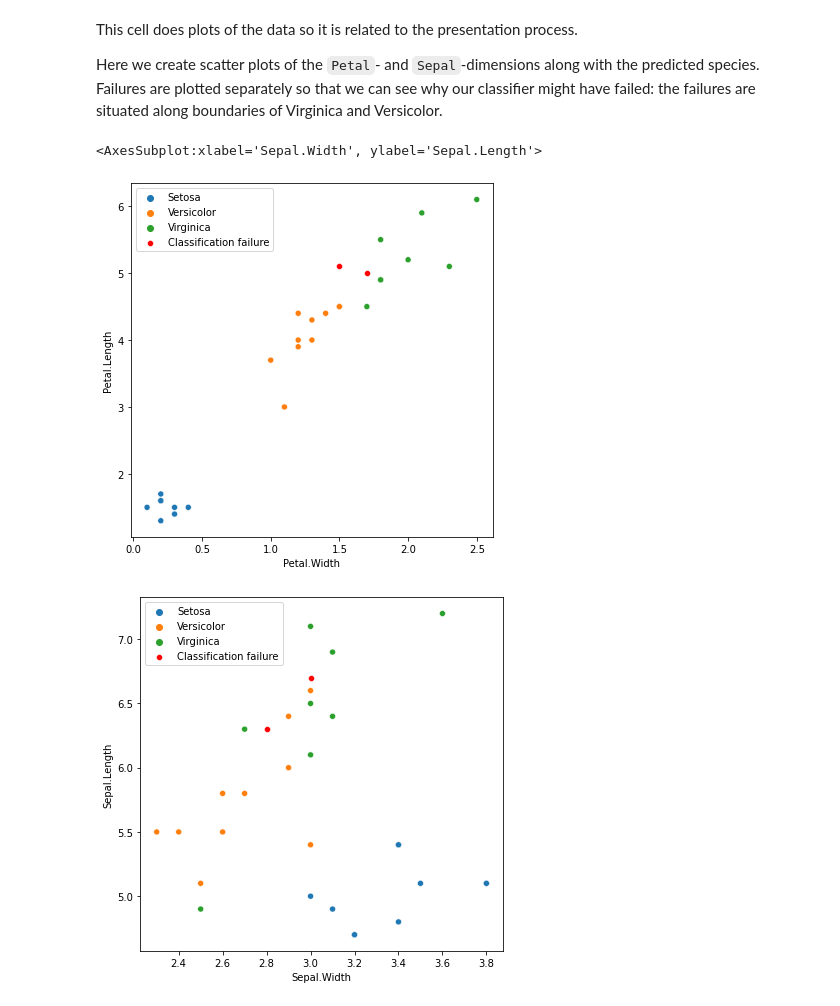
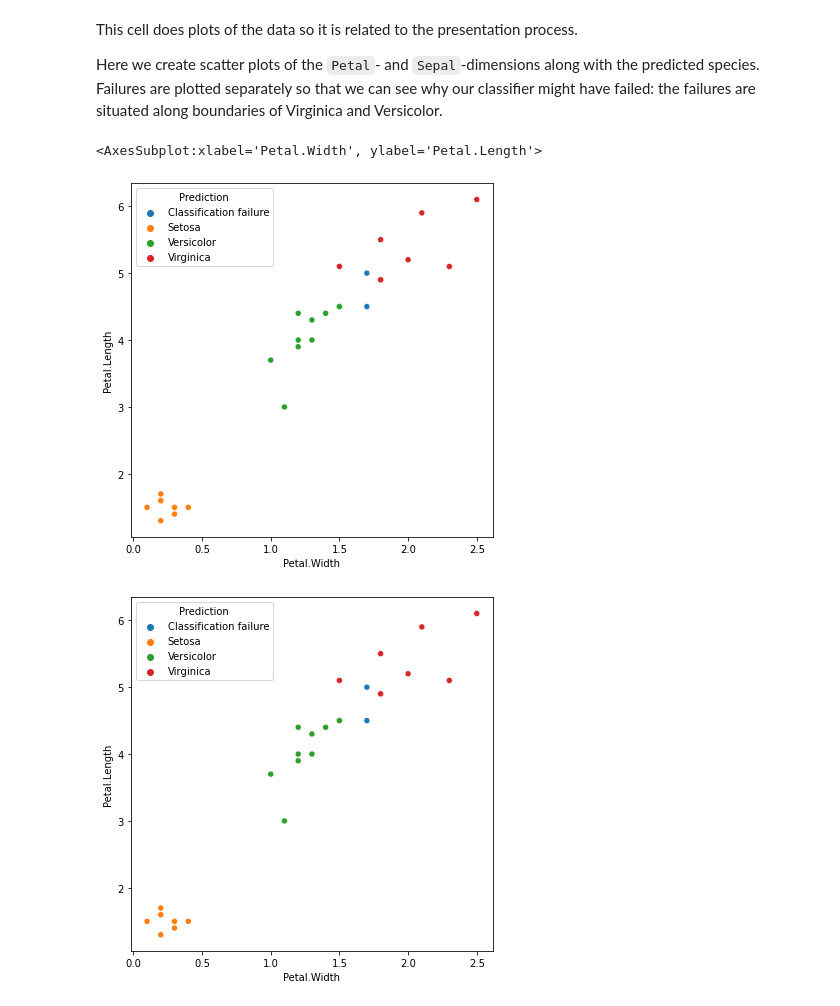
Before and after one commit to AaltoSciComp/data-analysis-workflows-course, a Jupyter notebook: python_exercises/ch1-python-ex1-solution.ipynb, the cells around one changed output. Drawn from its saved outputs; the diff is of its cells as text; code cells hidden in the pictures.

```diff
--- a/python_exercises/ch1-python-ex1-solution.ipynb
+++ b/python_exercises/ch1-python-ex1-solution.ipynb
@@ -140,8 +140,9 @@ Predictions are made based on test split and the successful predictions are reco
 # Cell 6
 test_data = test_split.drop('Species', axis=1)
 test_target = test_split['Species']
-predicted = fitted_tree.predict(test_data)
-success = test_target == predicted
+result_data = test_split.copy()
+result_data['PredictedValue'] = fitted_tree.predict(test_data)
+result_data['Prediction'] = result_data.apply(lambda x: x['Species'].capitalize() if x['Species'] == x['PredictedValue'] else 'Classification failure', axis=1)
 # %% [markdown]
 This cell is also related to the evaluation process.
 
@@ -159,12 +160,10 @@ Here we create scatter plots of the `Petal`- and `Sepal`-dimensions along with t
 # %%
 # Cell 8
 petal_plot, petal_plot_ax = plt.subplots(figsize=(6.5, 6.5))
-sb.scatterplot(x='Petal.Width', y='Petal.Length', data=test_data[success], hue=test_target.apply(lambda x: x.capitalize()))
-sb.scatterplot(x='Petal.Width', y='Petal.Length', data=test_data[-success], color='red', label='Classification failure')
+sb.scatterplot(x='Petal.Width', y='Petal.Length', data=test_data, hue=result_data['Prediction'])
 petal_plot, petal_plot_ax = plt.subplots(figsize=(6.5, 6.5))
-sb.scatterplot(x='Sepal.Width', y='Sepal.Length', data=test_data[success],hue=test_target.apply(lambda x: x.capitalize()))
-sb.scatterplot(x='Sepal.Width', y='Sepal.Length', data=test_data[-success], color='red', label='Classification failure')
+sb.scatterplot(x='Petal.Width', y='Petal.Length', data=test_data, hue=result_data['Prediction'])
 # %% [output]
-<AxesSubplot:xlabel='Sepal.Width', ylabel='Sepal.Length'>
+<AxesSubplot:xlabel='Petal.Width', ylabel='Petal.Length'>
-[figure, old version]
+[figure, new version]
-[figure, old version]
+[figure, new version]
```
Also changed, not shown: parts of 2 cells of this notebook, 1 other file.
